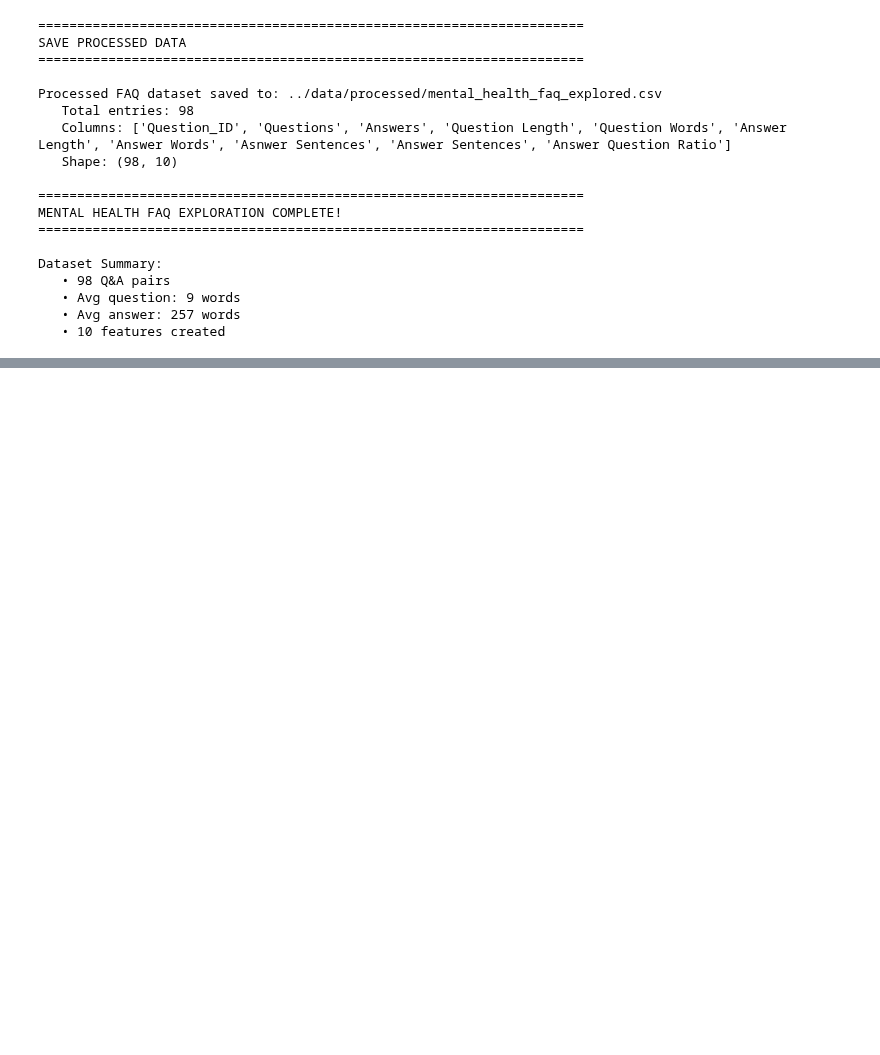
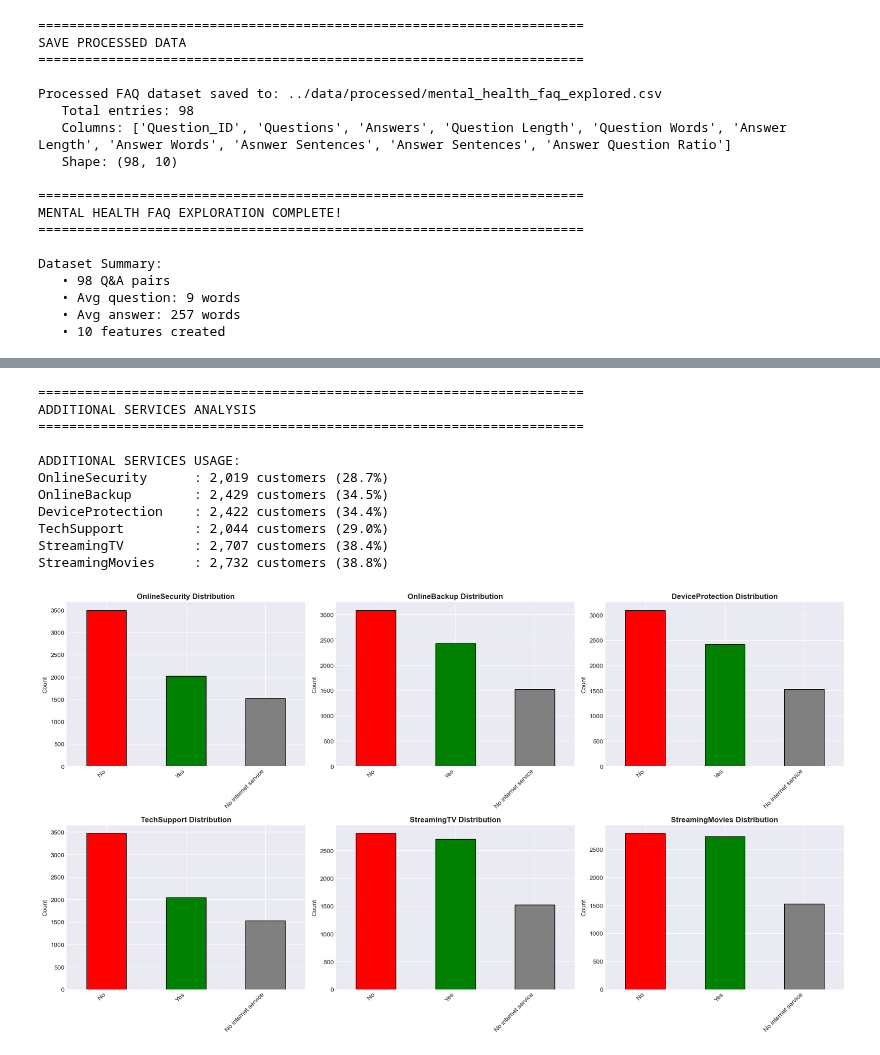
Before and after one commit to HoodaVishal/Intelligent-Customer-Support-System, a Jupyter notebook: notebooks/01_Data_Exploration.ipynb, the cells around one changed output, grey strips where cells are left out. Saved outputs shown, nothing was run; the diff lists cells and outputs as text; code cells hidden in the pictures; blank space fills up the shorter version.

```diff
--- a/notebooks/01_Data_Exploration.ipynb
+++ b/notebooks/01_Data_Exploration.ipynb
@@ -3339,0 +3763,45 @@ Dataset Summary:
+# %%
+# Additional Services Analysis
+print("\n" + "=" * 70)
+print("ADDITIONAL SERVICES ANALYSIS")
+print("=" * 70 + "\n")
+
+# List of additional services
+additional_services = ['OnlineSecurity', 'OnlineBackup', 'DeviceProtection', 'TechSupport', 'StreamingTV', 'StreamingMovies']
+
+print("ADDITIONAL SERVICES USAGE:")
+for service in additional_services:
+    service_counts = churn[service].value_counts()
+    yes_count = service_counts.get('Yes', 0)
+    yes_pct = (yes_count / len(churn)) * 100
+    print(f"{service:20s}: {yes_count:,} customers ({yes_pct:.1f}%)")
+
+# Visualization
+fig, axes = plt.subplots(2, 3, figsize = (18, 10))
+
+for idx, service in enumerate(additional_services):
+    row = idx // 3
+    col = idx % 3
+
+    service_counts = churn[service].value_counts()
+    service_counts.plot(kind = 'bar', ax = axes[row, col], color = ['red', 'green', 'gray'], edgecolor = 'black')
+    axes[row, col].set_title(f'{service} Distribution', fontsize = 12, fontweight = 'bold')
+    axes[row, col].set_xlabel('')
+    axes[row, col].set_ylabel('Count', fontsize = 10)
+    axes[row, col].set_xticklabels(axes[row, col].get_xticklabels(), rotation = 45, ha = 'right')
+
+plt.tight_layout()
+plt.show()
+# %% [output]
+======================================================================
+ADDITIONAL SERVICES ANALYSIS
+======================================================================
+
+ADDITIONAL SERVICES USAGE:
+OnlineSecurity      : 2,019 customers (28.7%)
+OnlineBackup        : 2,429 customers (34.5%)
+DeviceProtection    : 2,422 customers (34.4%)
+TechSupport         : 2,044 customers (29.0%)
+StreamingTV         : 2,707 customers (38.4%)
+StreamingMovies     : 2,732 customers (38.8%)
+[figure, added]
```
Also changed, not shown: parts of 10 cells of this notebook.
